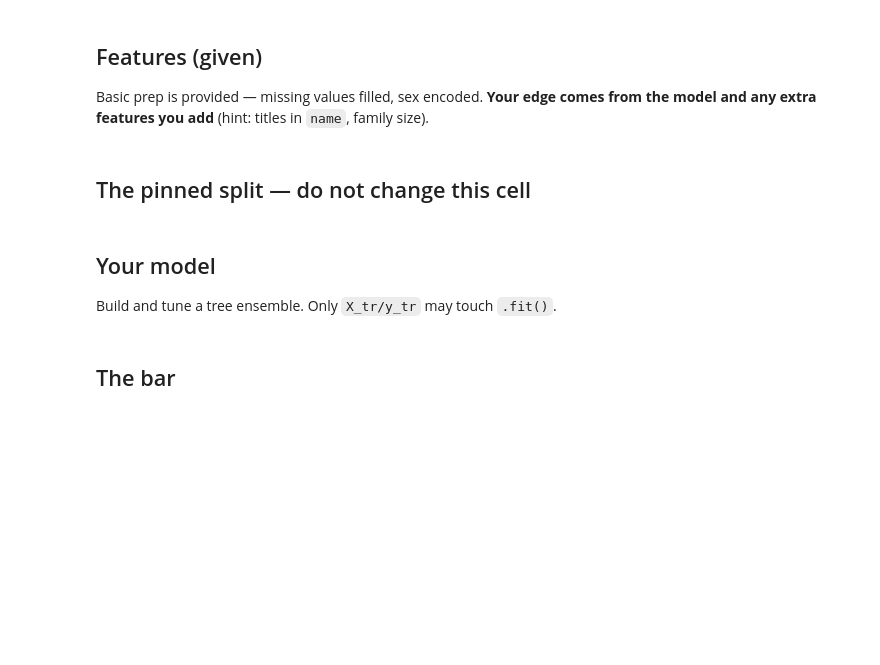
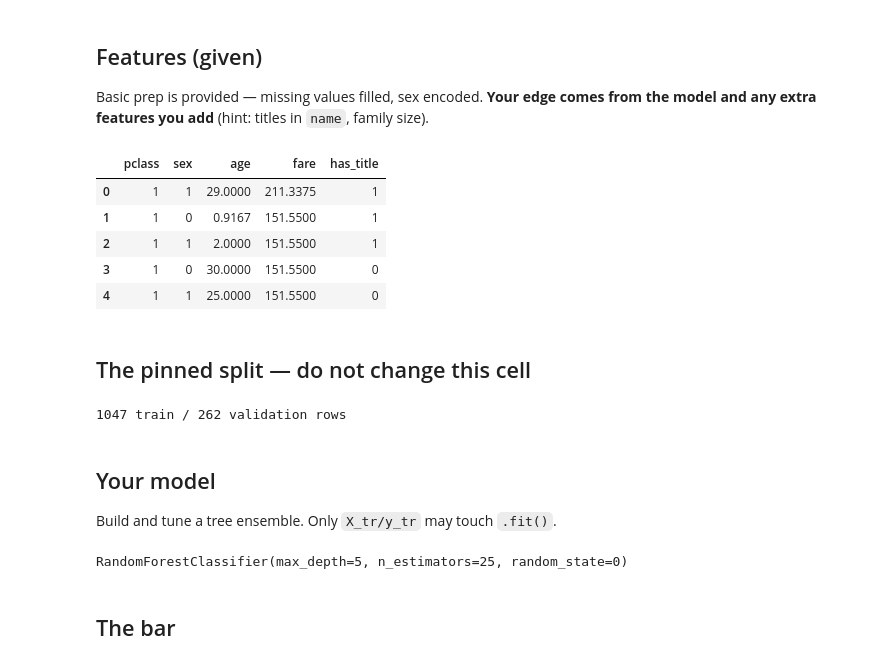
Before and after one commit to owen-espitia/ML_Kata1, a Jupyter notebook: AIE290-ML-Kata-1A-Titanic-Starter.ipynb, the cells around one changed output. Saved outputs shown, nothing was run; the diff lists cells and outputs as text; code cells hidden in the pictures; blank space fills up the shorter version.

Commit message:
Got model above threshold accuracy, also filled README with thought process

```diff
--- a/AIE290-ML-Kata-1A-Titanic-Starter.ipynb
+++ b/AIE290-ML-Kata-1A-Titanic-Starter.ipynb
@@ -18,24 +30,38 @@ df.head()
 Basic prep is provided — missing values filled, sex encoded. **Your edge comes from the model and any extra features you add** (hint: titles in `name`, family size).
 # %%
 y = df['survived'].astype(int).values
-X = df[['pclass','sex','age','sibsp','parch','fare']].copy()
+X = df[['pclass','sex','age','fare']].copy() #,'sibsp','parch' --> Dropped these features, they lowered accuracy.
 X['sex']  = (X['sex']=='female').astype(int)
 X['age']  = X['age'].fillna(X['age'].median())
 X['fare'] = X['fare'].fillna(X['fare'].median())
 # TODO (optional, recommended): add features — e.g. family size, a title flag from df['name']
+#X['family_size'] = df['sibsp'] + df['parch'] Strangely enough, this feature lowered accuracy, so I dropped it.
+#The 'has_title' feature is going to be 1 if the passengers name includes "Miss" or "Master"
+X['has_title'] = (df['name'].str.contains('Miss') | df['name'].str.contains('Master')).astype(int)
 X.head()
+# %% [output]
+|  | pclass | sex | age | fare | has_title |
+| 0 | 1 | 1 | 29.0000 | 211.3375 | 1 |
+| 1 | 1 | 0 | 0.9167 | 151.5500 | 1 |
+| 2 | 1 | 1 | 2.0000 | 151.5500 | 1 |
+| 3 | 1 | 0 | 30.0000 | 151.5500 | 0 |
+| 4 | 1 | 1 | 25.0000 | 151.5500 | 0 |
 # %% [markdown]
 ## The pinned split — do not change this cell
 # %%
 X_tr, X_val, y_tr, y_val = train_test_split(X, y, test_size=0.2, random_state=42)
 print(len(X_tr), 'train /', len(X_val), 'validation rows')
+# %% [output]
+1047 train / 262 validation rows
 # %% [markdown]
 ## Your model
 Build and tune a tree ensemble. Only `X_tr/y_tr` may touch `.fit()`.
 # %%
 # TODO: tune n_estimators / max_depth / min_samples_leaf
-model = RandomForestClassifier(n_estimators=25, max_depth=3, random_state=0)   # deliberately weak — tune me
+model = RandomForestClassifier(n_estimators=25, max_depth=5, random_state=0)   # deliberately weak — tune me
 model.fit(X_tr, y_tr)
+# %% [output]
+RandomForestClassifier(max_depth=5, n_estimators=25, random_state=0)
 # %% [markdown]
 ## The bar
 # %%
```
Also changed, not shown: parts of 2 cells of this notebook, 1 other file.
